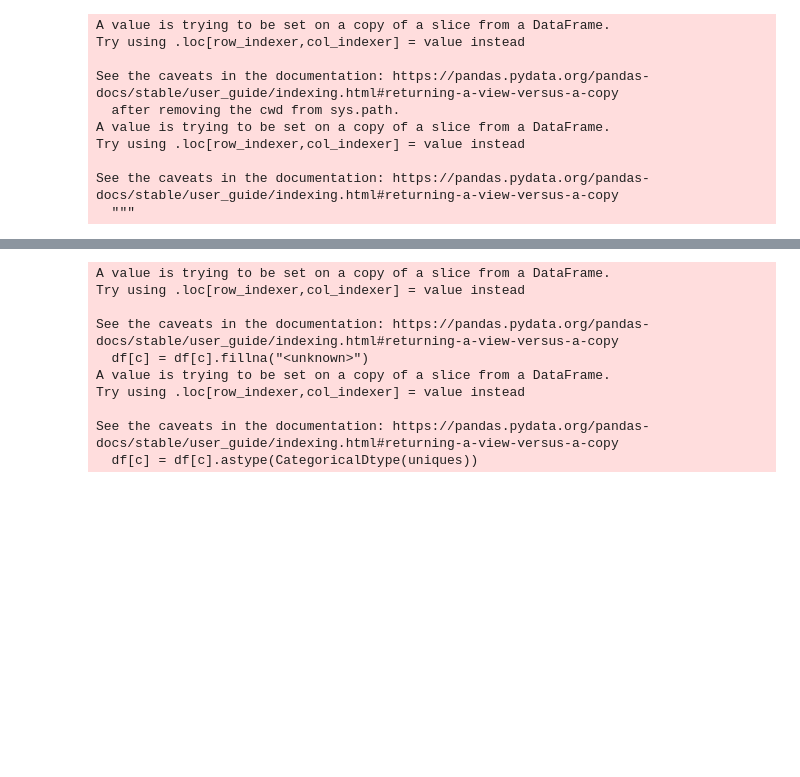
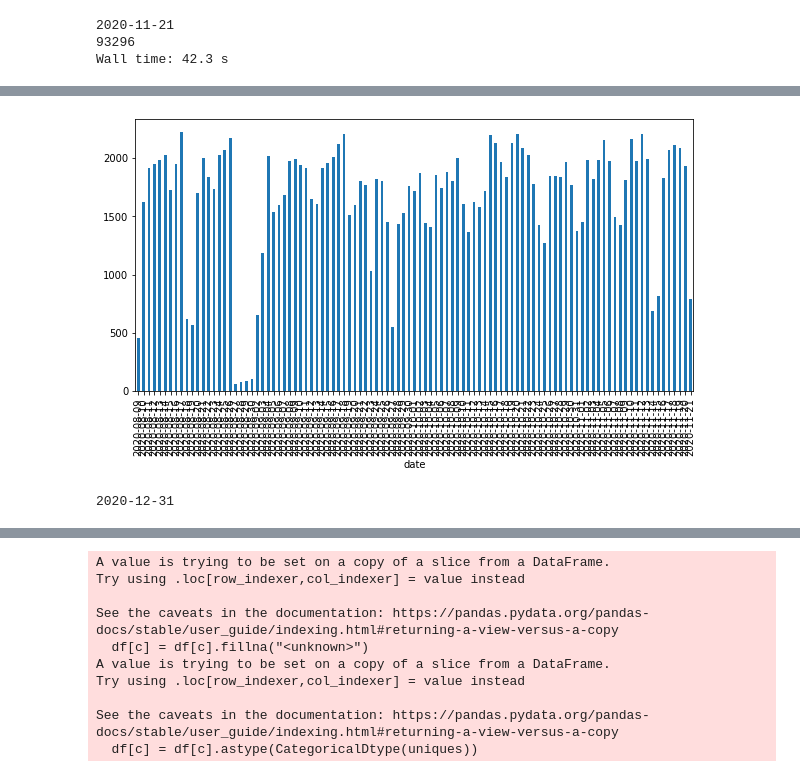
Before and after one commit to fletch22/alpha_media_signal, a Jupyter notebook: ams/notebooks/twitter/4-twitter_ml.ipynb, the cells around one changed output, grey strips where cells are left out. Drawn from its saved outputs; the diff is of its cells as text; code cells hidden in the pictures; blank space fills up the shorter version.

```diff
--- a/ams/notebooks/twitter/4-twitter_ml.ipynb
+++ b/ams/notebooks/twitter/4-twitter_ml.ipynb
@@ -60,7 +123,7 @@ Wall time: 56 s
 # %%
 %%time
-df_twitter = df_booled[df_booled["f22_num_other_tickers_in_tweet"] == 0]
-
+df_twitter = df_booled
+del df_booled
 def coerce_convert_to_numeric(df: pd.DataFrame, col: str):
     df[col] = pd.to_numeric(df[col], errors='coerce')
     df[col] = df[col].fillna(0)
@@ -70,17 +133,13 @@ df_twitter = coerce_convert_to_numeric(df=df_twitter, col="user_followers_count"
 df_twitter = coerce_convert_to_numeric(df=df_twitter, col="f22_sentiment_compound")
 df_twitter = coerce_convert_to_numeric(df=df_twitter, col="f22_compound_score")
 
-df_stock_data = twitter_service.get_stock_data_for_twitter_companies(df_tweets=df_twitter)
+df_stock_data = twitter_service.get_stock_data_for_twitter_companies(df_tweets=df_twitter, num_days_in_future=5)
 
+print(df_twitter["date"].max())
 print(df_stock_data.shape[0])
+
+show_distribution(df=df_twitter)
 # %% [output]
-A value is trying to be set on a copy of a slice from a DataFrame.
-Try using .loc[row_indexer,col_indexer] = value instead
-
-See the caveats in the documentation: https://pandas.pydata.org/pandas-docs/stable/user_guide/indexing.html#returning-a-view-versus-a-copy
-  after removing the cwd from sys.path.
-A value is trying to be set on a copy of a slice from a DataFrame.
-Try using .loc[row_indexer,col_indexer] = value instead
-
-See the caveats in the documentation: https://pandas.pydata.org/pandas-docs/stable/user_guide/indexing.html#returning-a-view-versus-a-copy
-  """
+2020-11-21
+93296
+Wall time: 42.3 s
@@ -88,0 +146 @@ Wall time: 44.2 s
+[figure, added]
@@ -93,2 +147,10 @@ columns_fundy = list(df_rec_quart_drop.columns)
+# %%
+df_rec_quart_drop = twitter_service.get_all_quarterly_data_for_twitter()
+
+columns_fundy = list(df_rec_quart_drop.columns)
+
+print(df_rec_quart_drop['calendardate'].max())
+# %% [output]
+2020-12-31
 # %%
 %%time
```
Also changed, not shown: parts of 47 cells of this notebook, 32 other files.
